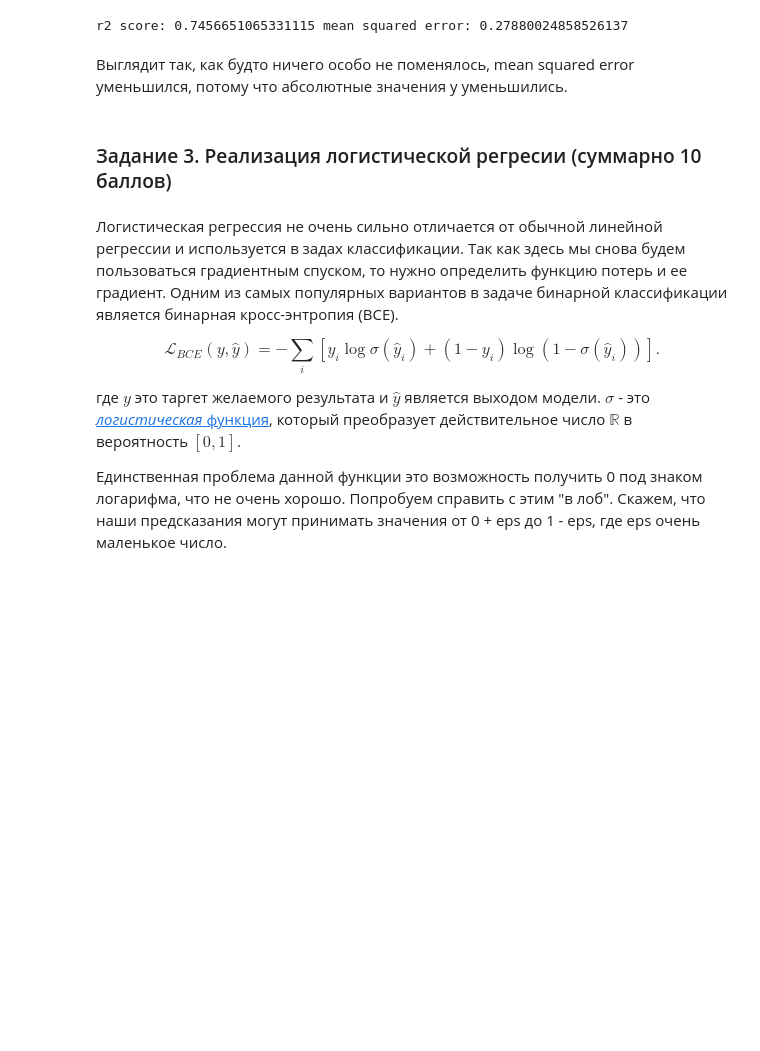
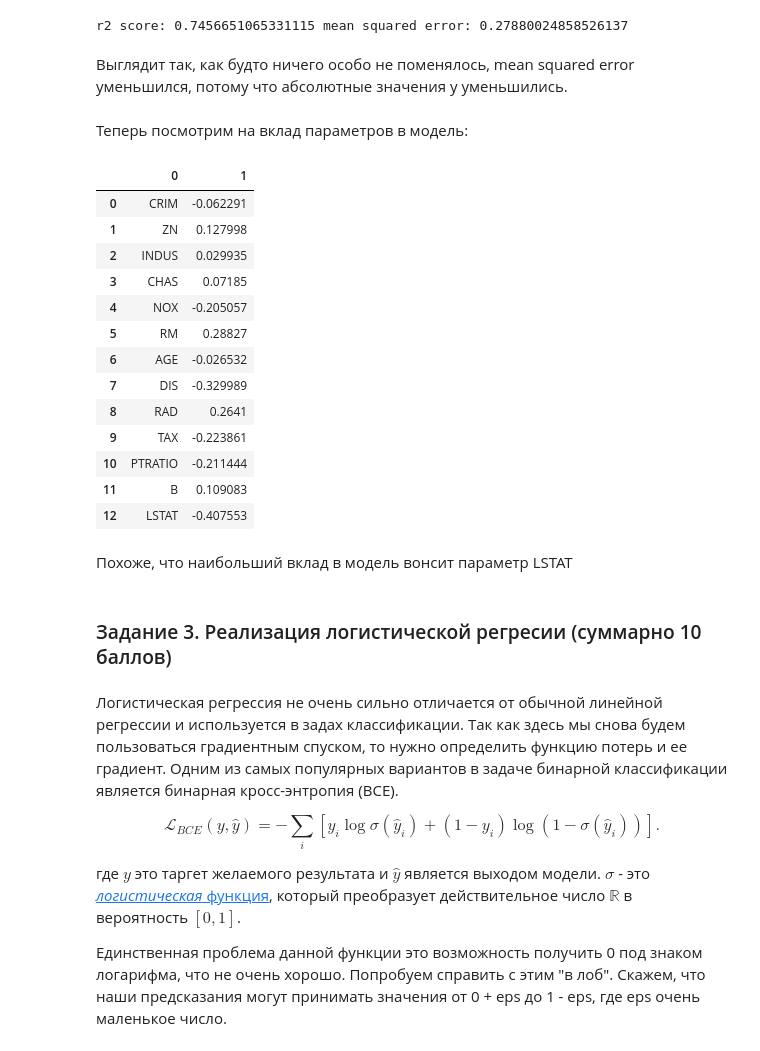
Before and after one commit to Plastron/BI_ML_2021, a Jupyter notebook: second_homework/code/Linear_models_hw_Polyakov.ipynb, the cells around one changed output. Saved outputs shown, nothing was run; the diff lists cells and outputs as text; code cells hidden in the pictures; blank space fills up the shorter version.

```diff
--- a/second_homework/code/Linear_models_hw_Polyakov.ipynb
+++ b/second_homework/code/Linear_models_hw_Polyakov.ipynb
@@ -493,6 +511,27 @@ mean_squared_error(normalized_y_test, boston_norasism.predict(normalized_X_test)
 r2 score: 0.7456651065331115 mean squared error: 0.27880024858526137
 # %% [markdown]
 Выглядит так, как будто ничего особо не поменялось, mean squared error уменьшился, потому что абсолютные значения y уменьшились.
+# %% [markdown]
+Теперь посмотрим на вклад параметров в модель:
+# %%
+pd.DataFrame(np.column_stack([np.array(X_test.columns), boston_norasism.coef_]))
+# %% [output]
+|  | 0 | 1 |
+| 0 | CRIM | -0.062291 |
+| 1 | ZN | 0.127998 |
+| 2 | INDUS | 0.029935 |
+| 3 | CHAS | 0.07185 |
+| 4 | NOX | -0.205057 |
+| 5 | RM | 0.28827 |
+| 6 | AGE | -0.026532 |
+| 7 | DIS | -0.329989 |
+| 8 | RAD | 0.2641 |
+| 9 | TAX | -0.223861 |
+| 10 | PTRATIO | -0.211444 |
+| 11 | B | 0.109083 |
+| 12 | LSTAT | -0.407553 |
+# %% [markdown]
+Похоже, что наибольший вклад в модель вонсит параметр LSTAT
 # %% [markdown]
 ### Задание 3. Реализация логистической регресии (суммарно 10 баллов)
 # %% [markdown]
```
Also changed, not shown: parts of 2 cells of this notebook.
